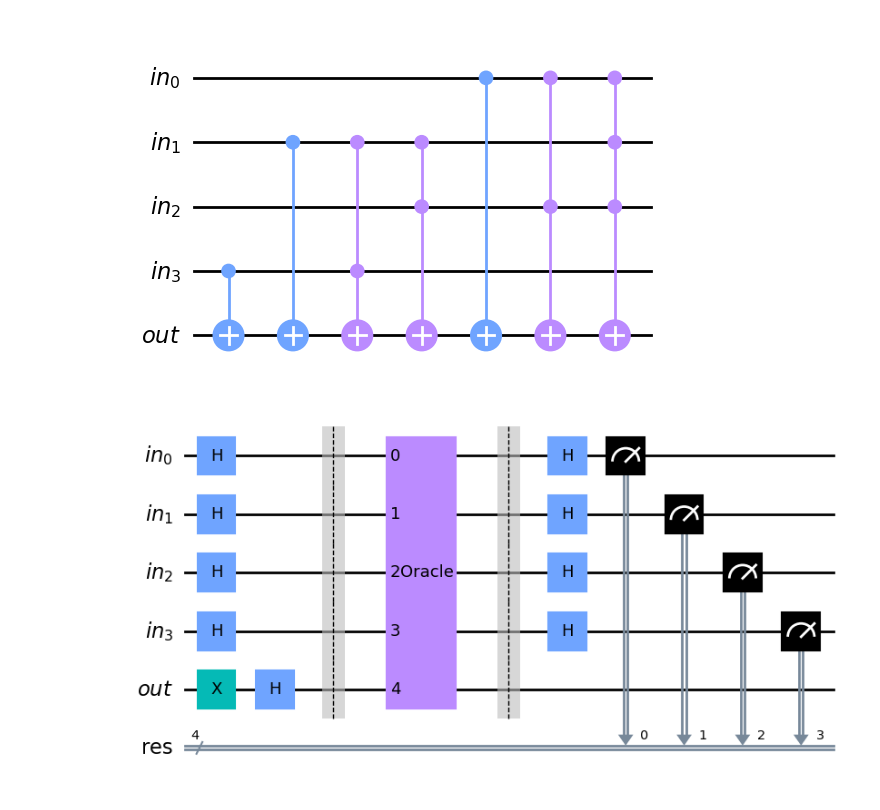
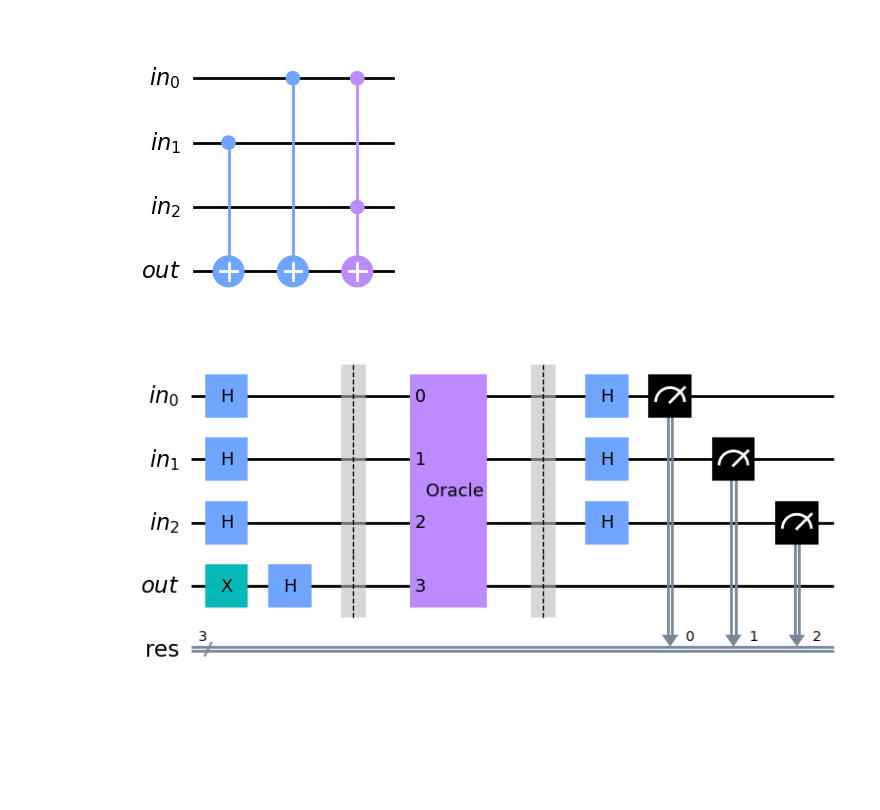
Before and after one commit to ishevche/Quantum-Computing, a Jupyter notebook: Deutsch-Jozsa.ipynb, the cells around one changed output. Saved outputs shown, nothing was run; the diff lists cells and outputs as text; code cells hidden in the pictures; blank space fills up the shorter version.

```diff
--- a/Deutsch-Jozsa.ipynb
+++ b/Deutsch-Jozsa.ipynb
@@ -40,15 +40,15 @@ def form_dj_circuit(oracle, n):
 
     return result_circuit
 # %%
-gate, circuit_image = generate_function('0101110010010011', filename='oracle.pdf')
+gate, circuit_image = generate_function('00111001', filename='oracle.pdf')
 circuit_image
 # %% [output]
-[figure, old version]
+[figure, new version]
 # %%
-dj_circuit = form_dj_circuit(gate, 4)
+dj_circuit = form_dj_circuit(gate, 3)
 dj_circuit.draw('mpl')
 # %% [output]
-[figure, old version]
+[figure, new version]
 # %%
 simulator = Aer.get_backend('aer_simulator')
 circ = transpile(dj_circuit, simulator)
```
Also changed, not shown: parts of 2 cells of this notebook, 18 other files.
